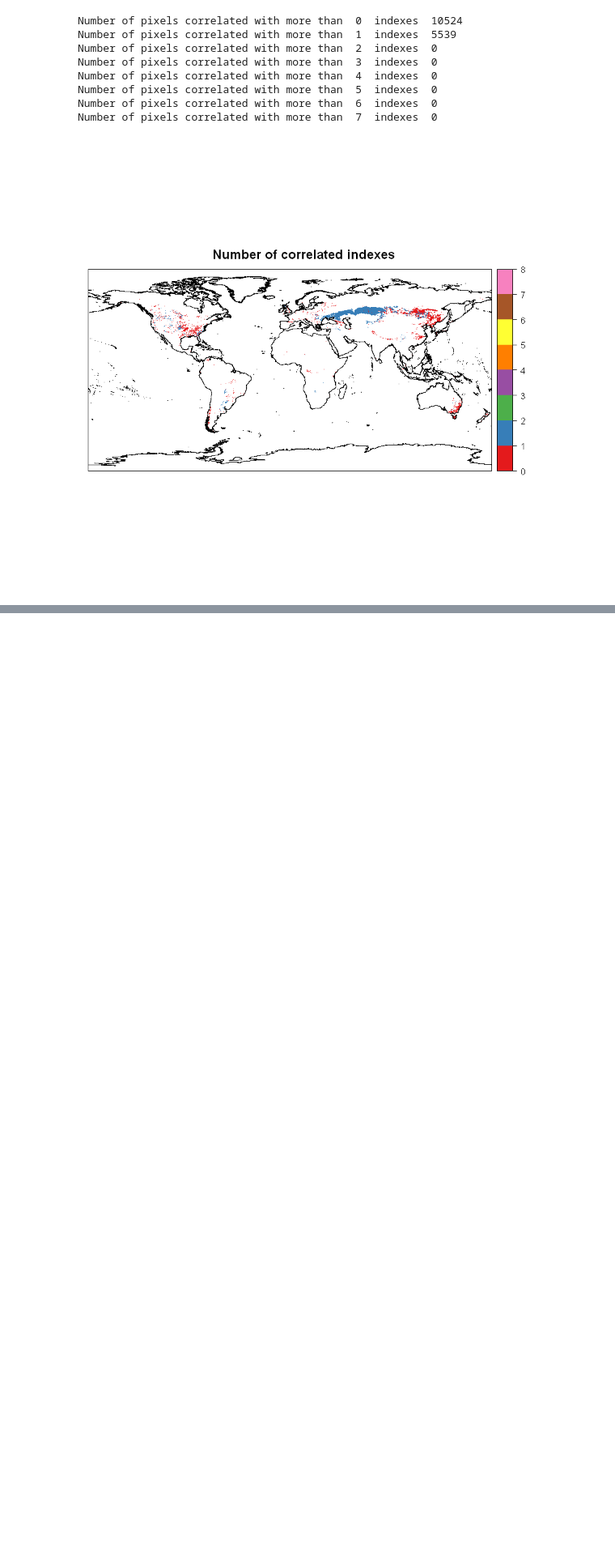
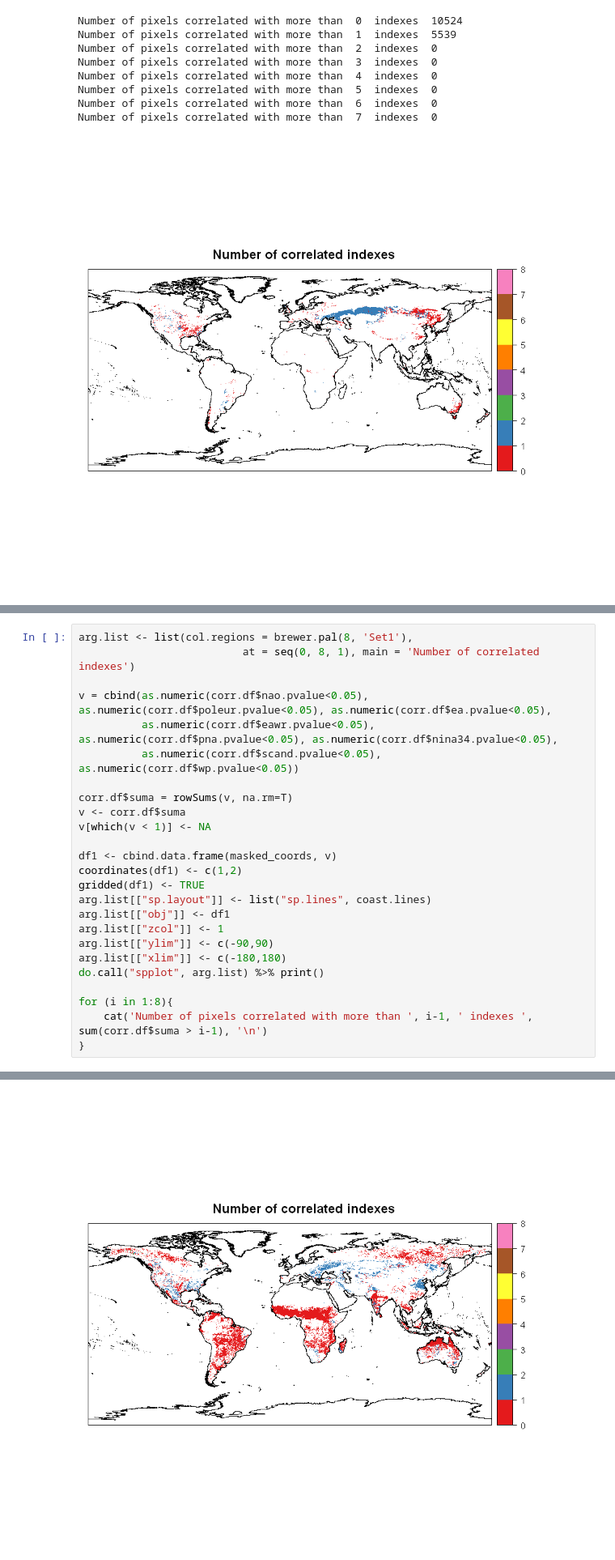
Before and after one commit to MarcosVM98/TFM, a Jupyter notebook: notebooks/Correlation_Per75.ipynb, the cells around one changed output, grey strips where cells are left out. Shown at 81% size. Drawn from its saved outputs; the diff is of its cells as text; blank space fills up the shorter version.

Commit message:
Add correlation between ba and climate indexes with persistence of one or two months

```diff
--- a/notebooks/Correlation_Per75.ipynb
+++ b/notebooks/Correlation_Per75.ipynb
@@ -283,0 +351,26 @@ Number of pixels correlated with more than  7  indexes  0
+# %%
+arg.list <- list(col.regions = brewer.pal(8, 'Set1'),
+                          at = seq(0, 8, 1), main = 'Number of correlated indexes')
+
+v = cbind(as.numeric(corr.df$nao.pvalue<0.05), as.numeric(corr.df$poleur.pvalue<0.05), as.numeric(corr.df$ea.pvalue<0.05),
+          as.numeric(corr.df$eawr.pvalue<0.05), as.numeric(corr.df$pna.pvalue<0.05), as.numeric(corr.df$nina34.pvalue<0.05),
+          as.numeric(corr.df$scand.pvalue<0.05), as.numeric(corr.df$wp.pvalue<0.05))
+
+corr.df$suma = rowSums(v, na.rm=T)
+v <- corr.df$suma
+v[which(v < 1)] <- NA
+
+df1 <- cbind.data.frame(masked_coords, v)
+coordinates(df1) <- c(1,2)
+gridded(df1) <- TRUE
+arg.list[["sp.layout"]] <- list("sp.lines", coast.lines)
+arg.list[["obj"]] <- df1
+arg.list[["zcol"]] <- 1
+arg.list[["ylim"]] <- c(-90,90)
+arg.list[["xlim"]] <- c(-180,180)
+do.call("spplot", arg.list) %>% print()
+
+for (i in 1:8){
+    cat('Number of pixels correlated with more than ', i-1, ' indexes ', sum(corr.df$suma > i-1), '\n')
+}
+# %% [output]
@@ -283,0 +387 @@ Number of pixels correlated with more than  7  indexes  0
+[figure, added]
```
Also changed, not shown: parts of 15 cells of this notebook, 3 other files.
